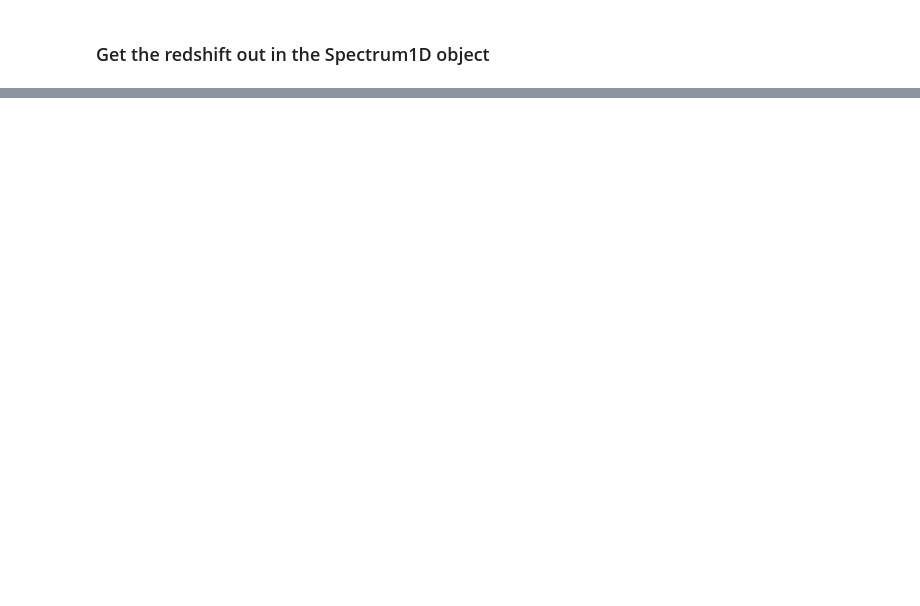
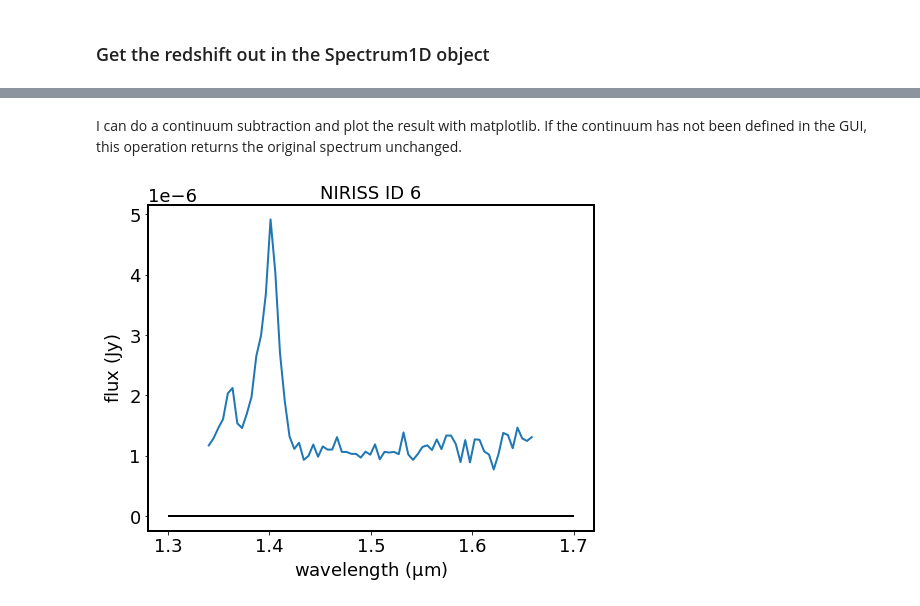
Before and after one commit to spacetelescope/dat_pyinthesky, a Jupyter notebook: jdat_notebooks/specviz_notebookGUI_interaction/specviz_notebook_gui_interaction_redshift.ipynb, the cells around one changed output, grey strips where cells are left out. Drawn from its saved outputs; the diff is of its cells as text; code cells hidden in the pictures; blank space fills up the shorter version.

```diff
--- a/jdat_notebooks/specviz_notebookGUI_interaction/specviz_notebook_gui_interaction_redshift.ipynb
+++ b/jdat_notebooks/specviz_notebookGUI_interaction/specviz_notebook_gui_interaction_redshift.ipynb
@@ -161,0 +251,3 @@ print("NIRISS 1D lines redshift=",spec1d_redshift.redshift)
+# %%
+viz3 = SpecViz()
+viz3.app
@@ -161,0 +256,2 @@ print("NIRISS 1D lines redshift=",spec1d_redshift.redshift)
+# %%
+viz3.load_spectrum(spec1d_line,"NIRISS 1D lines")
@@ -161,0 +277,8 @@ print("NIRISS 1D lines redshift=",spec1d_redshift.redshift)
+# %%
+try:
+    dataout3 = viz3.get_spectra()
+    spectrum = dataout3["NIRISS 1D lines"] #this is exactly the same as the spec1d_lines loaded a few cells above
+    continuum = dataout3["continuum"]
+except:
+    print("Continuum has not been created. Setting it to 0")
+    continuum = Spectrum1D(spectral_axis=spectrum.spectral_axis, flux= 0.*spectrum.flux)
@@ -161,0 +288,14 @@ print("NIRISS 1D lines redshift=",spec1d_redshift.redshift)
+# %% [markdown]
+I can do a continuum subtraction and plot the result with matplotlib. If the continuum has not been defined in the GUI, this operation returns the original spectrum unchanged.
+# %%
+spectrum_sub = spectrum - continuum
+# %%
+plt.plot(spectrum_sub.spectral_axis,spectrum_sub.flux)
+plt.hlines(0,1.3,1.7,color='black')
+
+plt.xlabel("wavelength ({:latex})".format(spectrum_sub.spectral_axis.unit))
+plt.ylabel("flux ({:latex})".format(spectrum_sub.flux.unit))
+plt.title("NIRISS ID 6")
+plt.show()
+# %% [output]
+[figure, added]
```
Also changed, not shown: parts of 42 cells of this notebook.
